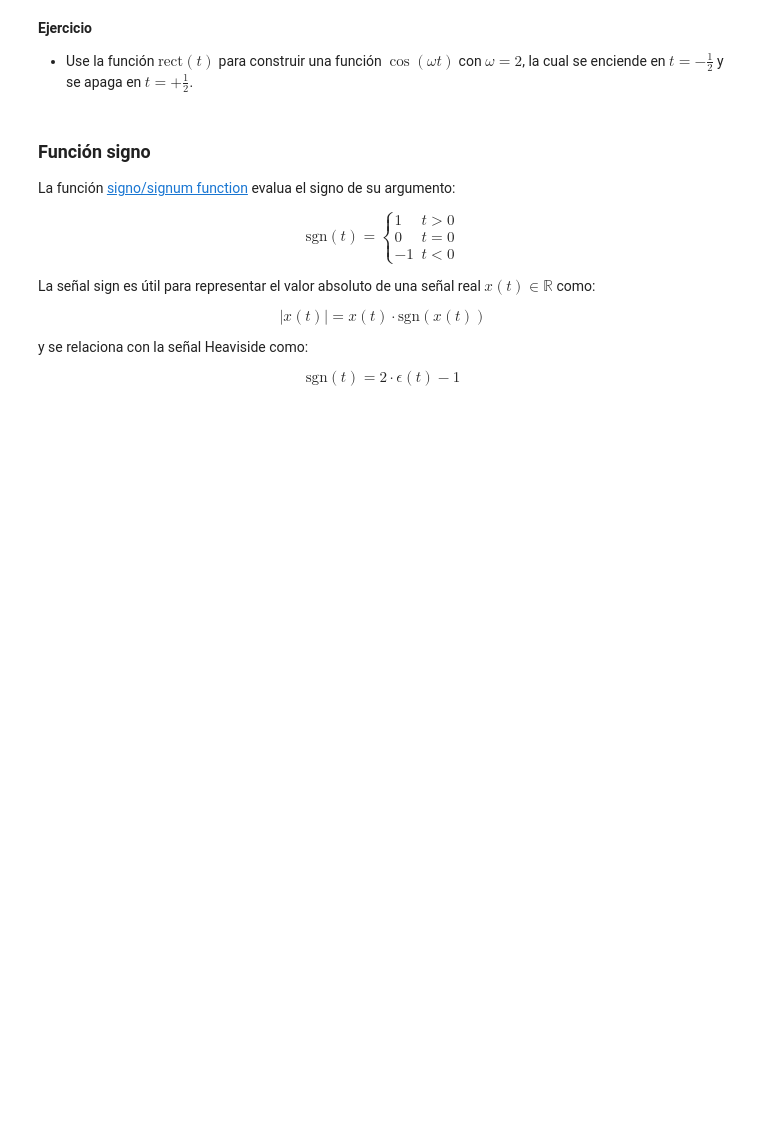
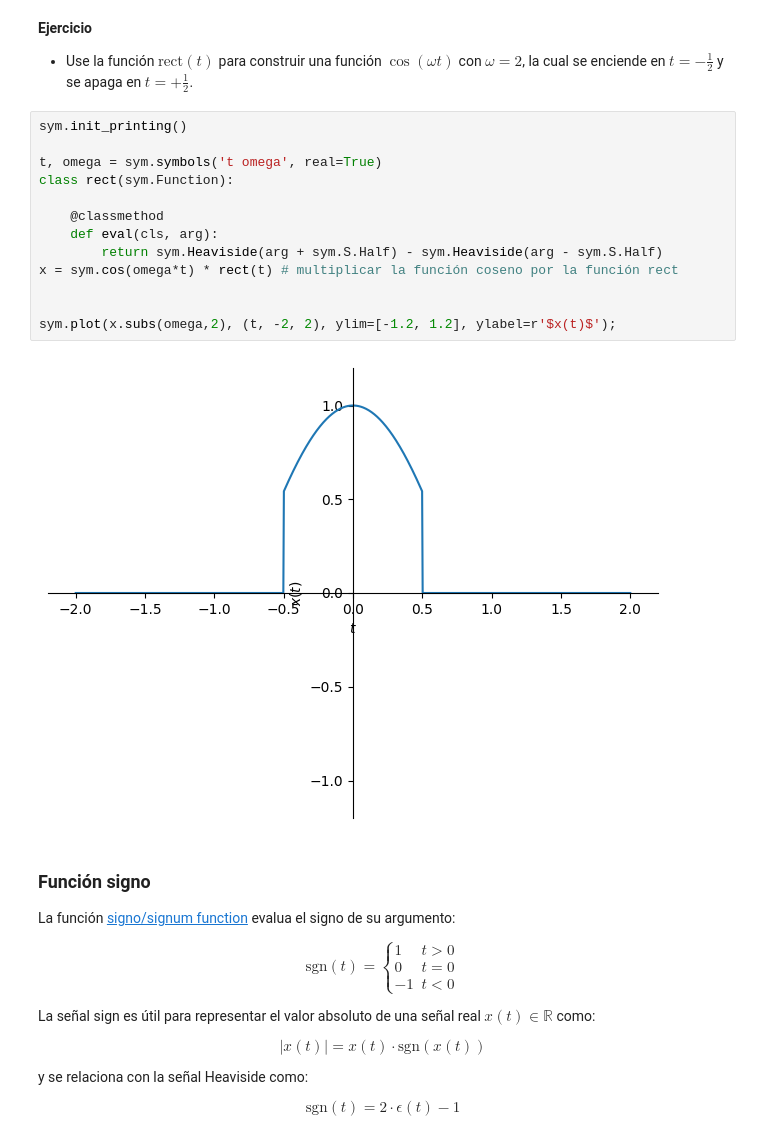
Before and after one commit to kevin-loaiza/senales_y_sistemas, a Jupyter notebook: cuaderno_2.ipynb, the cells around one changed output. Saved outputs shown, nothing was run; the diff lists cells and outputs as text; blank space fills up the shorter version.

```diff
--- a/cuaderno_2.ipynb
+++ b/cuaderno_2.ipynb
@@ -257,6 +257,21 @@ sym.plot(rect(t), (t, -1, 1), ylim=[-0.2, 1.2], ylabel=r'rect$(t)$');
 **Ejercicio**
 
 * Use la función $\text{rect}(t)$ para construir una función $\cos(\omega t)$ con $\omega=2$, la cual se enciende en $t=-\frac{1}{2}$ y se apaga en $t=+\frac{1}{2}$.
+# %%
+sym.init_printing()
+
+t, omega = sym.symbols('t omega', real=True)
+class rect(sym.Function):
+
+    @classmethod
+    def eval(cls, arg):
+        return sym.Heaviside(arg + sym.S.Half) - sym.Heaviside(arg - sym.S.Half)
+x = sym.cos(omega*t) * rect(t) # multiplicar la función coseno por la función rect
+
+
+sym.plot(x.subs(omega,2), (t, -2, 2), ylim=[-1.2, 1.2], ylabel=r'$x(t)$');
+# %% [output]
+[figure, added]
 # %% [markdown]
 ### Función signo
 
```
